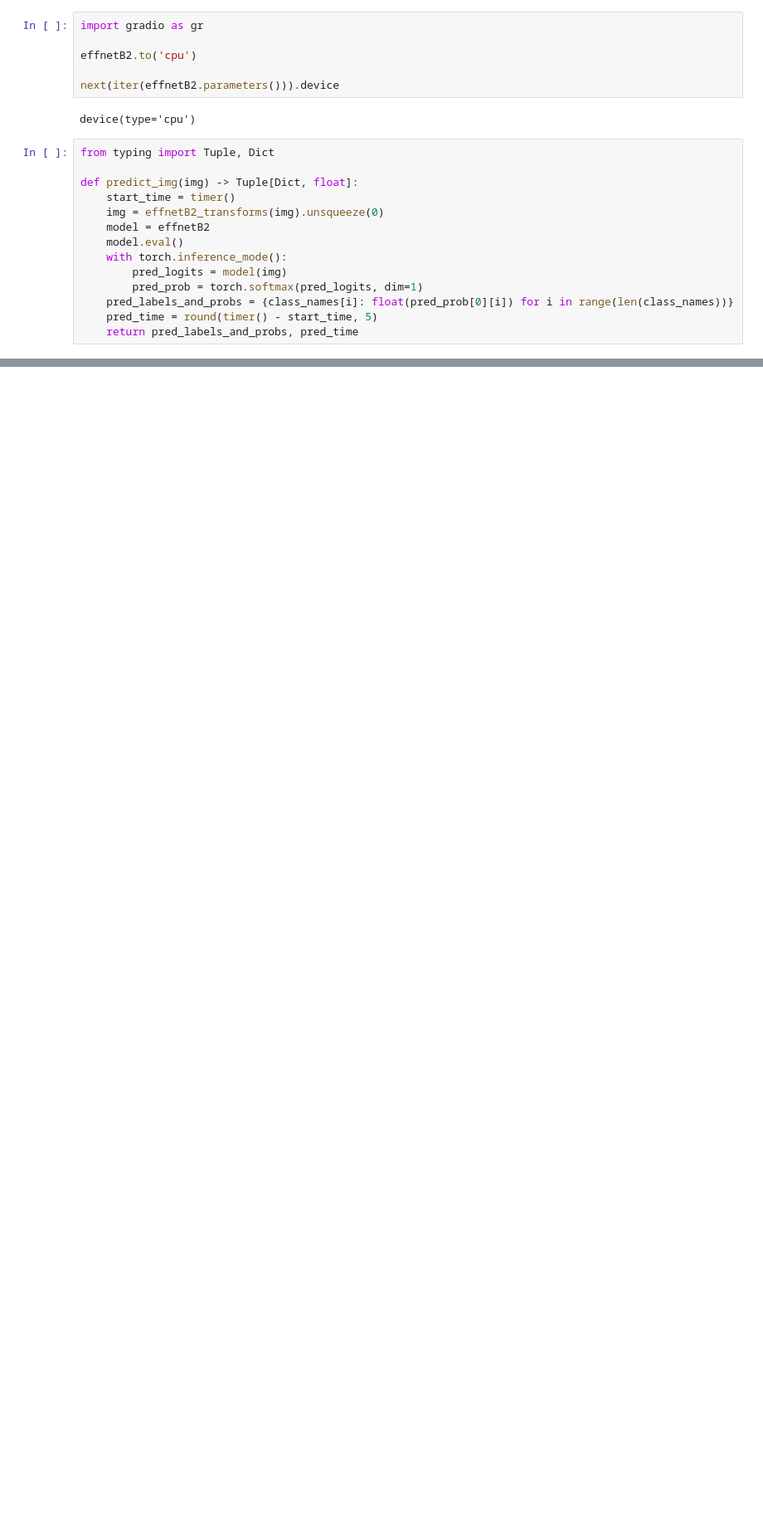
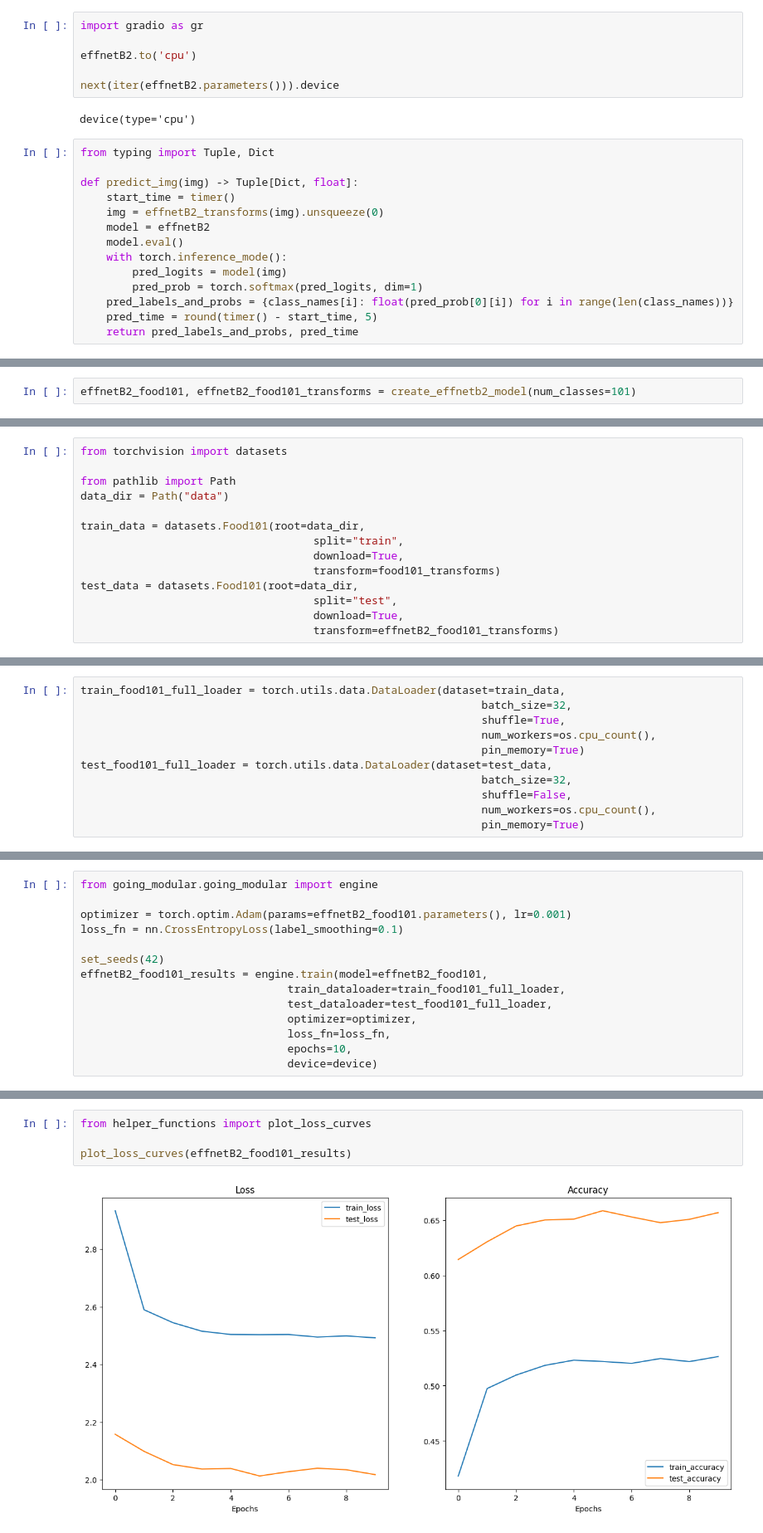
Before and after one commit to chltjs1921/2024_modeling_practice, a Jupyter notebook: 11_model_deployment.ipynb, the cells around one changed output, grey strips where cells are left out. Shown at 83% size. Cells and saved outputs as stored; diff of their text form; blank space fills up the shorter version.

```diff
--- a/11_model_deployment.ipynb
+++ b/11_model_deployment.ipynb
@@ -627,0 +784,2 @@ This share link expires in 72 hours. For free permanent hosting and GPU upgrades
+# %%
+effnetB2_food101, effnetB2_food101_transforms = create_effnetb2_model(num_classes=101)
@@ -627,0 +823,14 @@ This share link expires in 72 hours. For free permanent hosting and GPU upgrades
+# %%
+from torchvision import datasets
+
+from pathlib import Path
+data_dir = Path("data")
+
+train_data = datasets.Food101(root=data_dir,
+                                    split="train",
+                                    download=True,
+                                    transform=food101_transforms)
+test_data = datasets.Food101(root=data_dir,
+                                    split="test",
+                                    download=True,
+                                    transform=effnetB2_food101_transforms)
@@ -627,0 +879,11 @@ This share link expires in 72 hours. For free permanent hosting and GPU upgrades
+# %%
+train_food101_full_loader = torch.utils.data.DataLoader(dataset=train_data,
+                                                              batch_size=32,
+                                                              shuffle=True,
+                                                              num_workers=os.cpu_count(),
+                                                              pin_memory=True)
+test_food101_full_loader = torch.utils.data.DataLoader(dataset=test_data,
+                                                              batch_size=32,
+                                                              shuffle=False,
+                                                              num_workers=os.cpu_count(),
+                                                              pin_memory=True)
@@ -627,0 +905,14 @@ This share link expires in 72 hours. For free permanent hosting and GPU upgrades
+# %%
+from going_modular.going_modular import engine
+
+optimizer = torch.optim.Adam(params=effnetB2_food101.parameters(), lr=0.001)
+loss_fn = nn.CrossEntropyLoss(label_smoothing=0.1)
+
+set_seeds(42)
+effnetB2_food101_results = engine.train(model=effnetB2_food101,
+                                train_dataloader=train_food101_full_loader,
+                                test_dataloader=test_food101_full_loader,
+                                optimizer=optimizer,
+                                loss_fn=loss_fn,
+                                epochs=10,
+                                device=device)
@@ -627,0 +930,6 @@ This share link expires in 72 hours. For free permanent hosting and GPU upgrades
+# %%
+from helper_functions import plot_loss_curves
+
+plot_loss_curves(effnetB2_food101_results)
+# %% [output]
+[figure, added]
```
Also changed, not shown: parts of 49 cells of this notebook.
